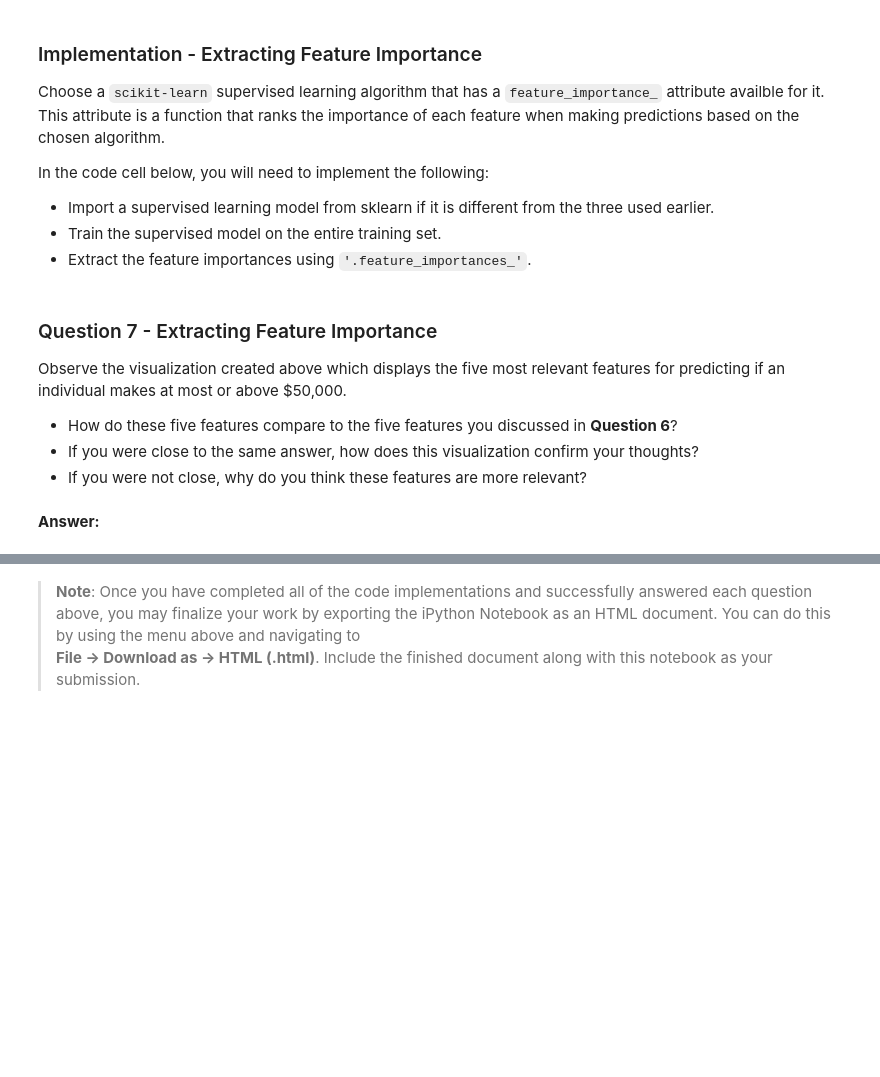
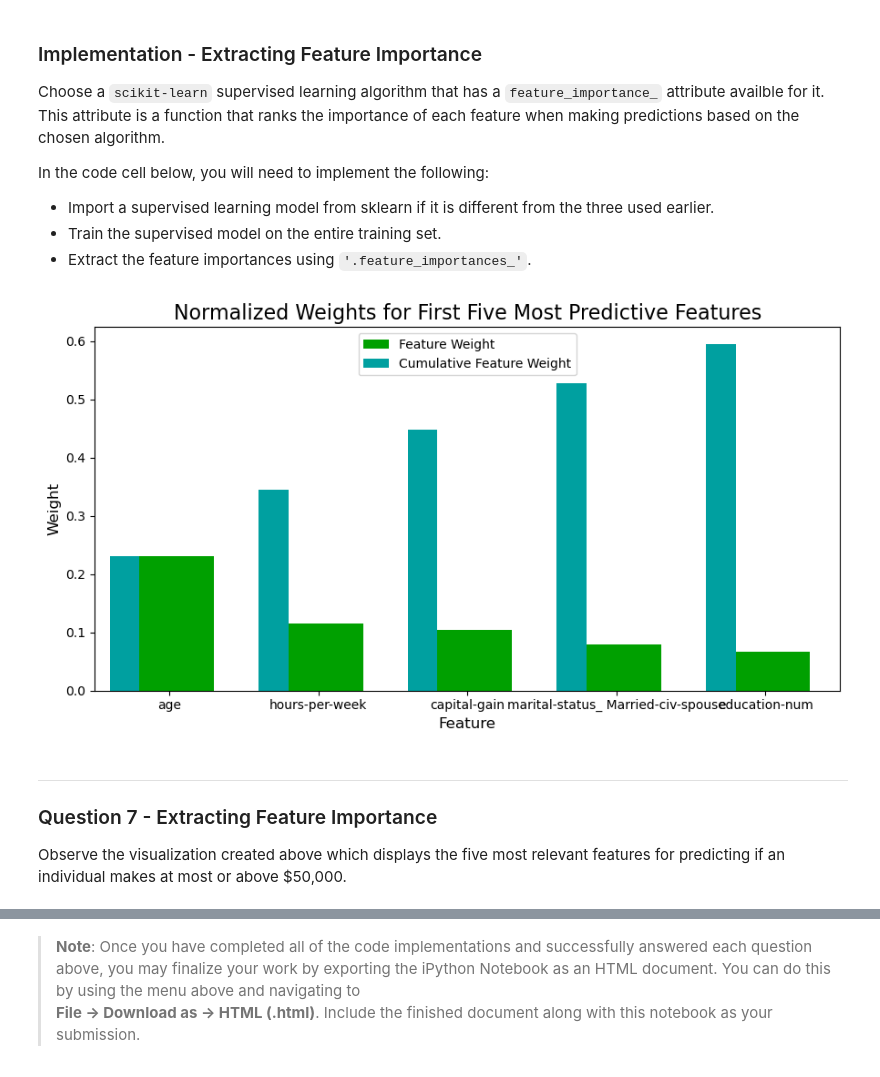
Before and after one commit to LaurenBjostad/supervised-ML-donor-project, a Jupyter notebook: finding_donors.ipynb, the cells around one changed output, grey strips where cells are left out. Drawn from its saved outputs; the diff is of its cells as text; code cells hidden in the pictures; blank space fills up the shorter version.

```diff
--- a/finding_donors.ipynb
+++ b/finding_donors.ipynb
@@ -707,22 +584,0 @@ plt.show()
-# %%
-max_features = list(range(1,data.shape[1]))
-train_results = []
-test_results = []
-for max_feature in max_features:
-   model = GradientBoostingClassifier(max_features=max_feature)
-   model.fit(X_train, y_train)
-   train_pred = model.predict(X_train)
-   false_positive_rate, true_positive_rate, thresholds = roc_curve(y_train, train_pred)
-   roc_auc = auc(false_positive_rate, true_positive_rate)
-   train_results.append(roc_auc)
-   y_pred = model.predict(X_test)
-   false_positive_rate, true_positive_rate, thresholds = roc_curve(y_test, y_pred)
-   roc_auc = auc(false_positive_rate, true_positive_rate)
-   test_results.append(roc_auc)
-from matplotlib.legend_handler import HandlerLine2D
-line1, = plt.plot(max_features, train_results, 'b', label='Train AUC')
-line2, = plt.plot(max_features, test_results, 'r', label='Test AUC')
-plt.legend(handler_map={line1: HandlerLine2D(numpoints=2)})
-plt.ylabel('AUC score')
-plt.xlabel('max features')
-plt.show()
@@ -767,22 +636,21 @@ In the code cell below, you will need to implement the following:
  - Extract the feature importances using `'.feature_importances_'`.
 # %%
 # TODO: Import a supervised learning model that has 'feature_importances_'
-
+from sklearn.ensemble import RandomForestClassifier
 
 # TODO: Train the supervised model on the training set using .fit(X_train, y_train)
-model = None
-
+model = RandomForestClassifier(random_state=42)
+model.fit(X_train, y_train)
 # TODO: Extract the feature importances using .feature_importances_
-importances = None
+importances = model.feature_importances_
 
 # Plot
 vs.feature_plot(importances, X_train, y_train)
+# %% [output]
+[figure, added]
 # %% [markdown]
+<hr style='border:2px solid black'>
+
 ### Question 7 - Extracting Feature Importance
 
 Observe the visualization created above which displays the five most relevant features for predicting if an individual makes at most or above \$50,000.
-* How do these five features compare to the five features you discussed in **Question 6**?
-* If you were close to the same answer, how does this visualization confirm your thoughts?
-* If you were not close, why do you think these features are more relevant?
-# %% [markdown]
-**Answer:**
```
Also changed, not shown: parts of 45 cells of this notebook.
